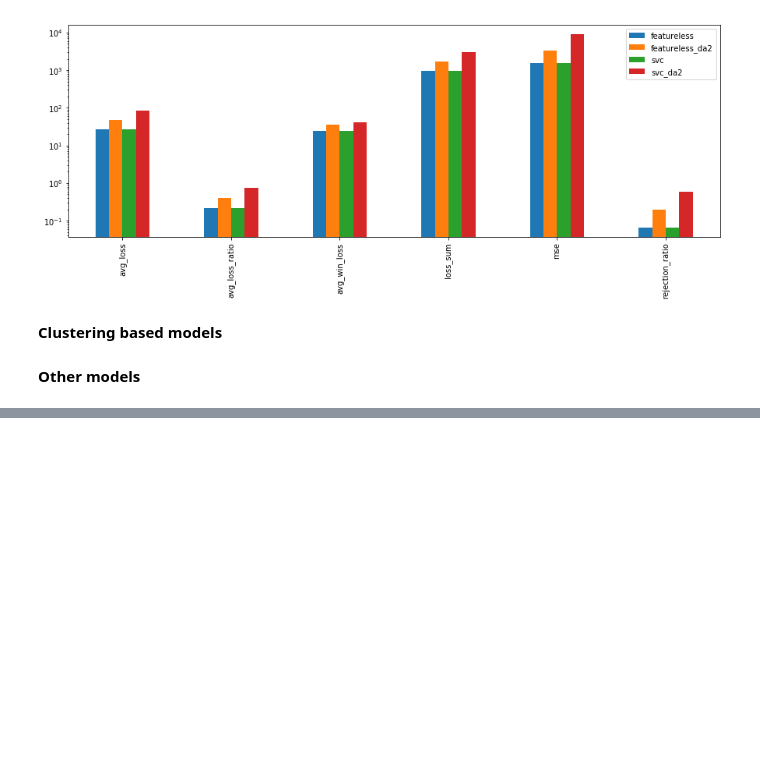
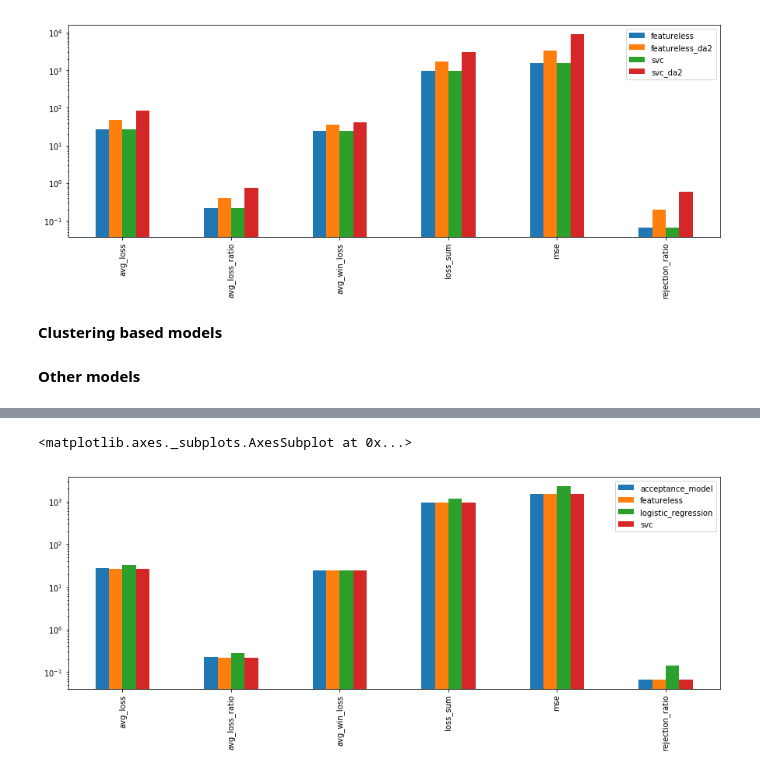
Before and after one commit to afranck64/ultimatum, a Jupyter notebook: notebooks/Pipeline.ipynb, the cells around one changed output, grey strips where cells are left out. Saved outputs shown, nothing was run; the diff lists cells and outputs as text; code cells hidden in the pictures; blank space fills up the shorter version.

Commit message:
show top models results

```diff
--- a/notebooks/Pipeline.ipynb
+++ b/notebooks/Pipeline.ipynb
@@ -645,0 +753,17 @@ df_results_mean.plot.bar(logy=True, figsize=(15, 5))
+# %%
+benchmark_models = {
+    'featureless': FeatureLessModel(),
+    'logistic_regression': LogisticRegression(penalty='l1', solver='liblinear', multi_class='auto'),
+    'svc': SVC(gamma='auto'),
+    'acceptance_model': AcceptanceModel(step=10, zero_one=True),
+
+    # Classification
+    #"random_forest": RandomForestClassifier(min_samples_leaf=5),#max_depth=3, random_state=0, n_estimators=10),
+}
+
+results = dict()
+
+results = process_benchmarks(benchmark_models, x, y.ravel(), augment_data=None, shuffle=True)
+results_mean = {key: item.mean() for key, item in results.items()}
+results_std = {key: item.std() for key, item in results.items()}
+pd.DataFrame(results_mean).T
@@ -645,0 +776,7 @@ df_results_mean.plot.bar(logy=True, figsize=(15, 5))
+# %%
+df_results_mean = pd.DataFrame(results_mean)
+df_results_std = pd.DataFrame(results_std)
+df_results_mean.plot.bar(logy=True, figsize=(15, 5))
+# %% [output]
+<matplotlib.axes._subplots.AxesSubplot at 0x...>
+[figure, added]
```
Also changed, not shown: parts of 9 cells of this notebook, 1 other file.
